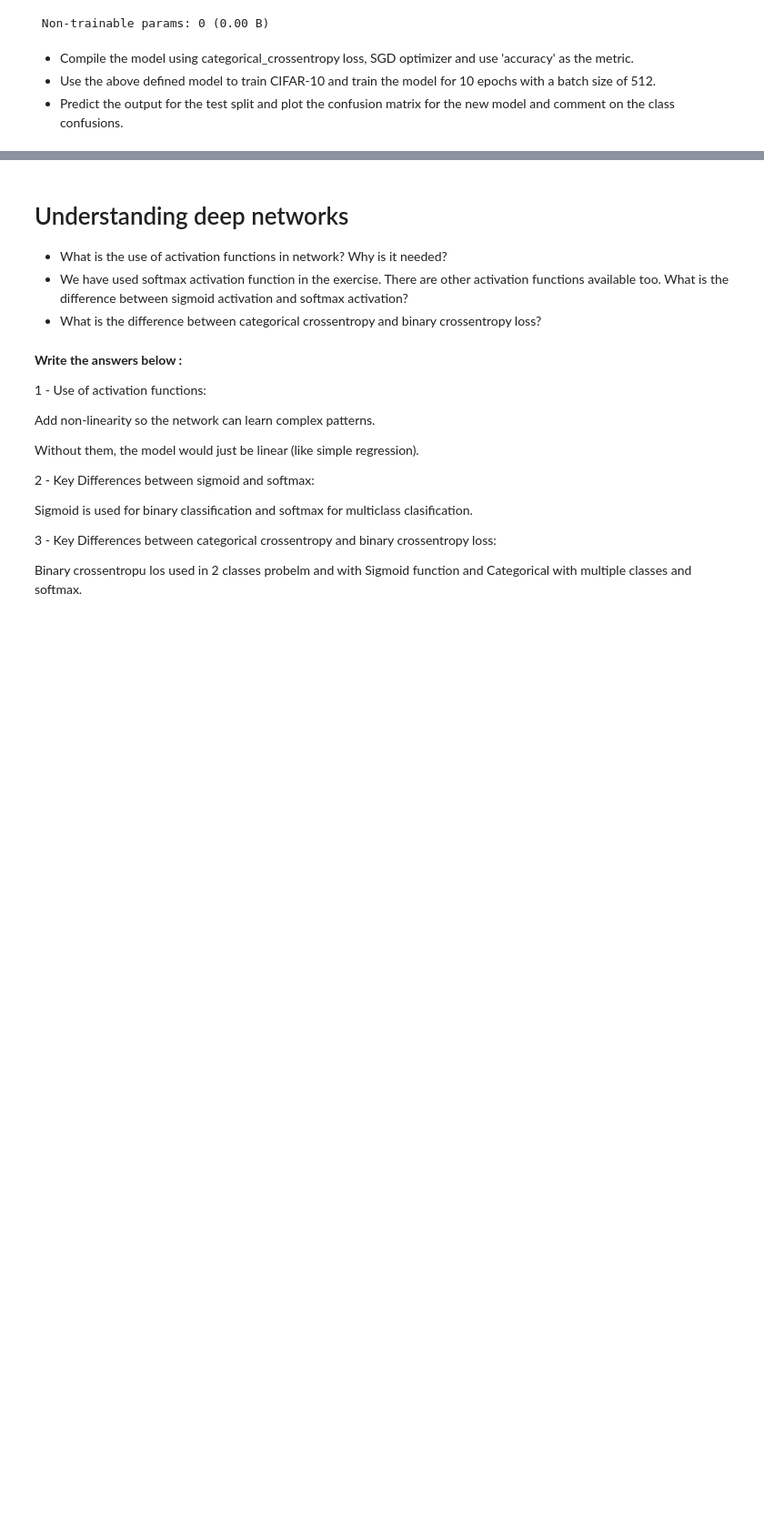
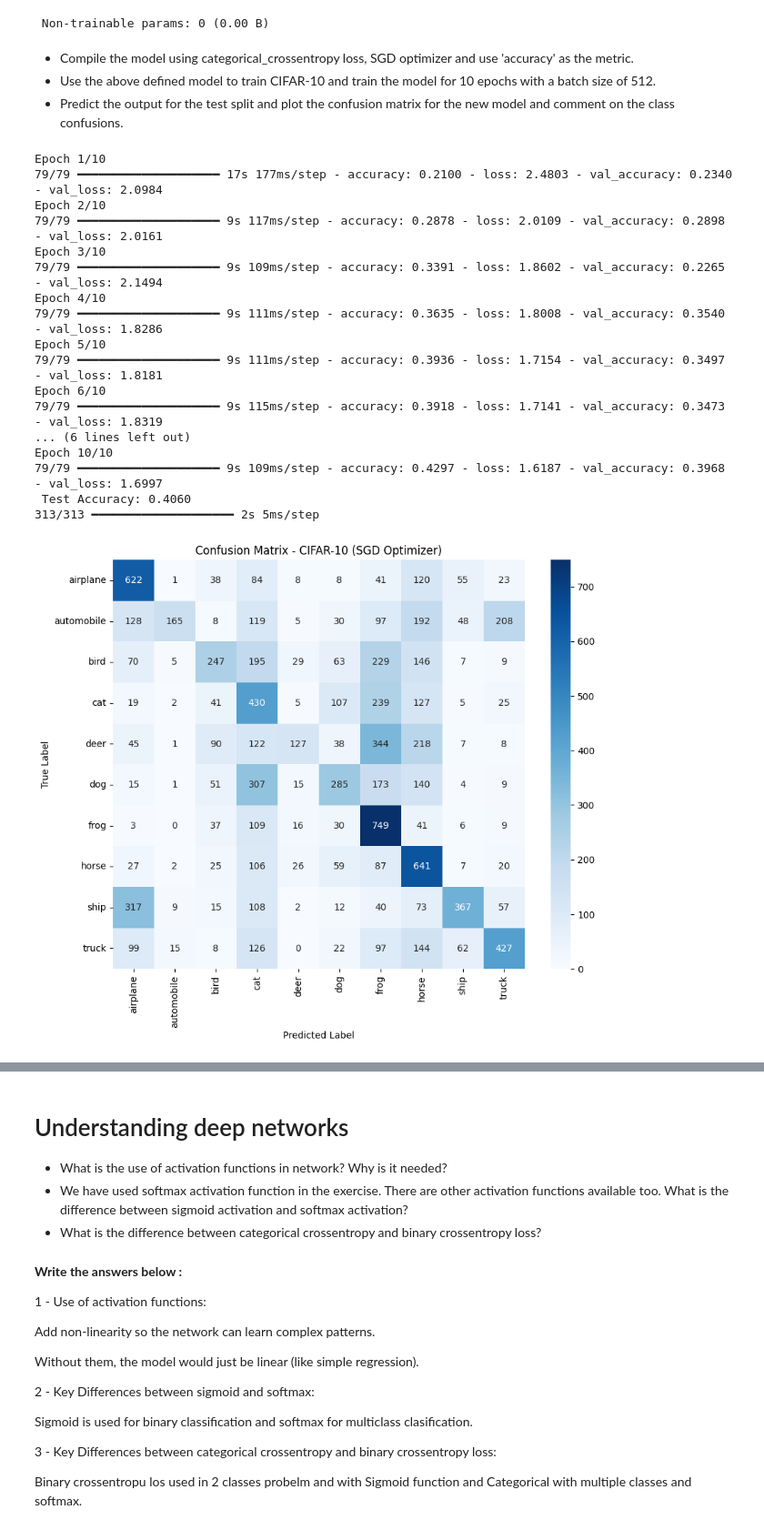
Before and after one commit to adriari4/lab-image-classification-using-convolutional-neural-networks, a Jupyter notebook: main.ipynb, the cells around one changed output, grey strips where cells are left out. Shown at 91% size. Cells and saved outputs as stored; diff of their text form; code cells hidden in the pictures; blank space fills up the shorter version.

```diff
--- a/main.ipynb
+++ b/main.ipynb
@@ -467,3 +467,65 @@ Model: "sequential"
 *   Compile the model using categorical_crossentropy loss, SGD optimizer and use 'accuracy' as the metric.
 *   Use the above defined model to train CIFAR-10 and train the model for 10 epochs with a batch size of 512.
 *   Predict the output for the test split and plot the confusion matrix for the new model and comment on the class confusions.
+# %%
+
+# Compile with SGD optimizer
+modelVGG2.compile(
+    optimizer='SGD',
+    loss='categorical_crossentropy',
+    metrics=['accuracy']
+)
+
+# Train the model
+history_sgd = modelVGG2.fit(
+    x_train, y_train,
+    epochs=10,
+    batch_size=512,
+    validation_split=0.2,
+    verbose=1
+)
+
+#  Evaluate model
+test_loss, test_acc = modelVGG2.evaluate(x_test, y_test, verbose=0)
+print(f" Test Accuracy: {test_acc:.4f}")
+
+# Predict on test data
+y_pred_probs = modelVGG2.predict(x_test)
+y_pred = np.argmax(y_pred_probs, axis=1)
+y_true = np.argmax(y_test, axis=1)
+
+# Confusion matrix
+cm = confusion_matrix(y_true, y_pred)
+class_names = ['airplane', 'automobile', 'bird', 'cat', 'deer',
+               'dog', 'frog', 'horse', 'ship', 'truck']
+
+plt.figure(figsize=(10,8))
+sns.heatmap(cm, annot=True, fmt='d', cmap='Blues',
+            xticklabels=class_names, yticklabels=class_names)
+plt.title('Confusion Matrix - CIFAR-10 (SGD Optimizer)')
+plt.xlabel('Predicted Label')
+plt.ylabel('True Label')
+plt.show()
+
+# Classification report
+print("\nClassification Report:\n")
+print(classification_report(y_true, y_pred, target_names=class_names))
+# %% [output]
+Epoch 1/10
+79/79 ━━━━━━━━━━━━━━━━━━━━ 17s 177ms/step - accuracy: 0.2100 - loss: 2.4803 - val_accuracy: 0.2340 - val_loss: 2.0984
+Epoch 2/10
+79/79 ━━━━━━━━━━━━━━━━━━━━ 9s 117ms/step - accuracy: 0.2878 - loss: 2.0109 - val_accuracy: 0.2898 - val_loss: 2.0161
+Epoch 3/10
+79/79 ━━━━━━━━━━━━━━━━━━━━ 9s 109ms/step - accuracy: 0.3391 - loss: 1.8602 - val_accuracy: 0.2265 - val_loss: 2.1494
+Epoch 4/10
+79/79 ━━━━━━━━━━━━━━━━━━━━ 9s 111ms/step - accuracy: 0.3635 - loss: 1.8008 - val_accuracy: 0.3540 - val_loss: 1.8286
+Epoch 5/10
+79/79 ━━━━━━━━━━━━━━━━━━━━ 9s 111ms/step - accuracy: 0.3936 - loss: 1.7154 - val_accuracy: 0.3497 - val_loss: 1.8181
+Epoch 6/10
+79/79 ━━━━━━━━━━━━━━━━━━━━ 9s 115ms/step - accuracy: 0.3918 - loss: 1.7141 - val_accuracy: 0.3473 - val_loss: 1.8319
+... (6 lines left out)
+Epoch 10/10
+79/79 ━━━━━━━━━━━━━━━━━━━━ 9s 109ms/step - accuracy: 0.4297 - loss: 1.6187 - val_accuracy: 0.3968 - val_loss: 1.6997
+ Test Accuracy: 0.4060
+313/313 ━━━━━━━━━━━━━━━━━━━━ 2s 5ms/step
+[figure, added]
```
Also changed, not shown: parts of 1 cell of this notebook.
